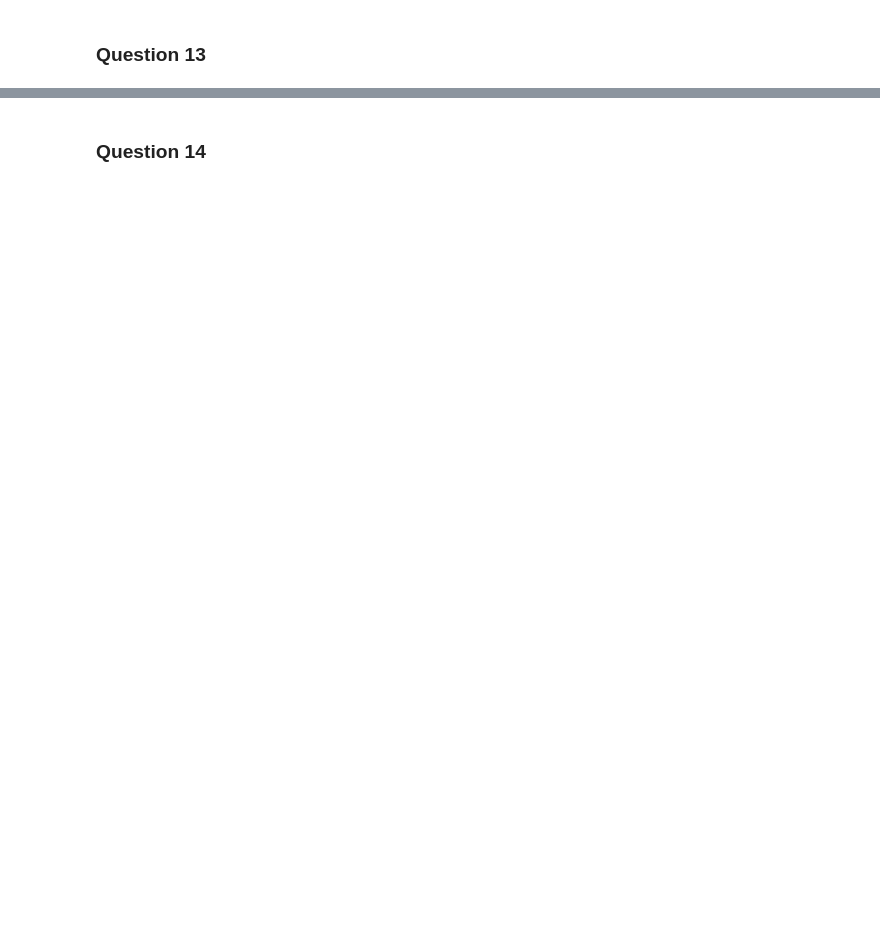
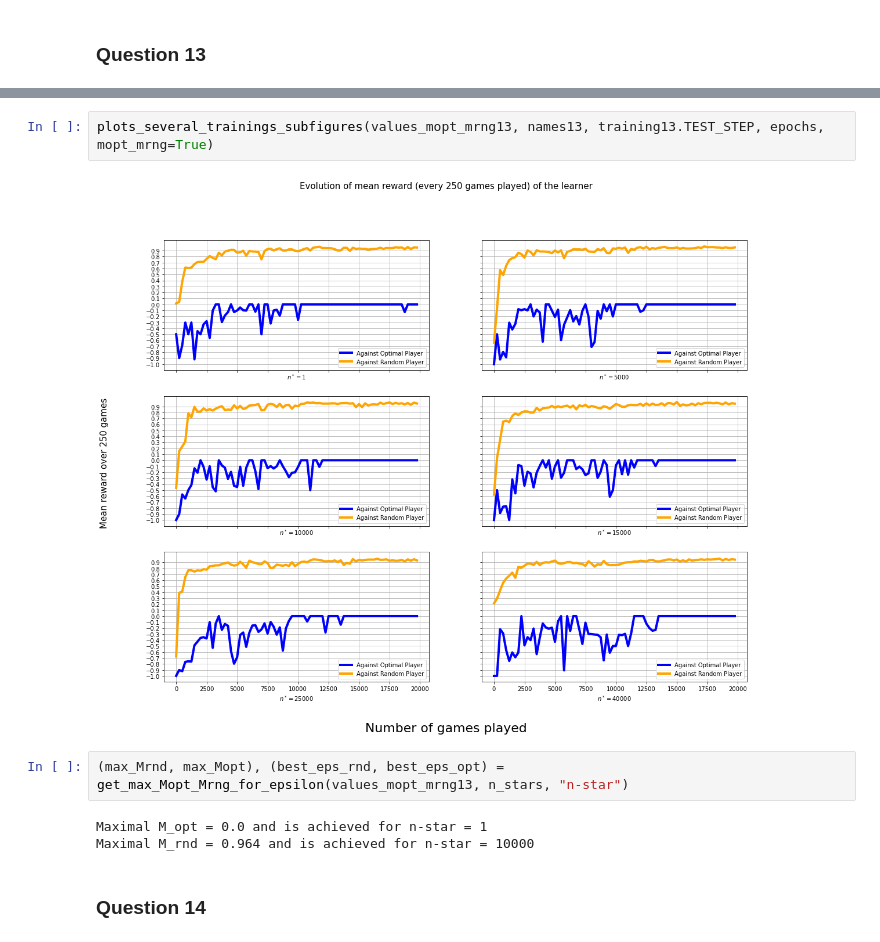
Before and after one commit to Ingloryon/ANN2022_TicTacToe, a Jupyter notebook: DeepQLearning.ipynb, the cells around one changed output, grey strips where cells are left out. Saved outputs shown, nothing was run; the diff lists cells and outputs as text; blank space fills up the shorter version.

```diff
--- a/DeepQLearning.ipynb
+++ b/DeepQLearning.ipynb
@@ -62,3 +59,12 @@ plots_several_trainings(values, names, avg_step, epochs)
+# %%
+plots_several_trainings_subfigures(values_mopt_mrng13, names13, training13.TEST_STEP, epochs, mopt_mrng=True)
+# %% [output]
+[figure, added]
+# %%
+(max_Mrnd, max_Mopt), (best_eps_rnd, best_eps_opt) = get_max_Mopt_Mrng_for_epsilon(values_mopt_mrng13, n_stars, "n-star")
+# %% [output]
+Maximal M_opt = 0.0 and is achieved for n-star = 1
+Maximal M_rnd = 0.964 and is achieved for n-star = 10000
 # %% [markdown]
 ### Question 14
 # %%
```
Also changed, not shown: parts of 18 cells of this notebook, 1 other file.
